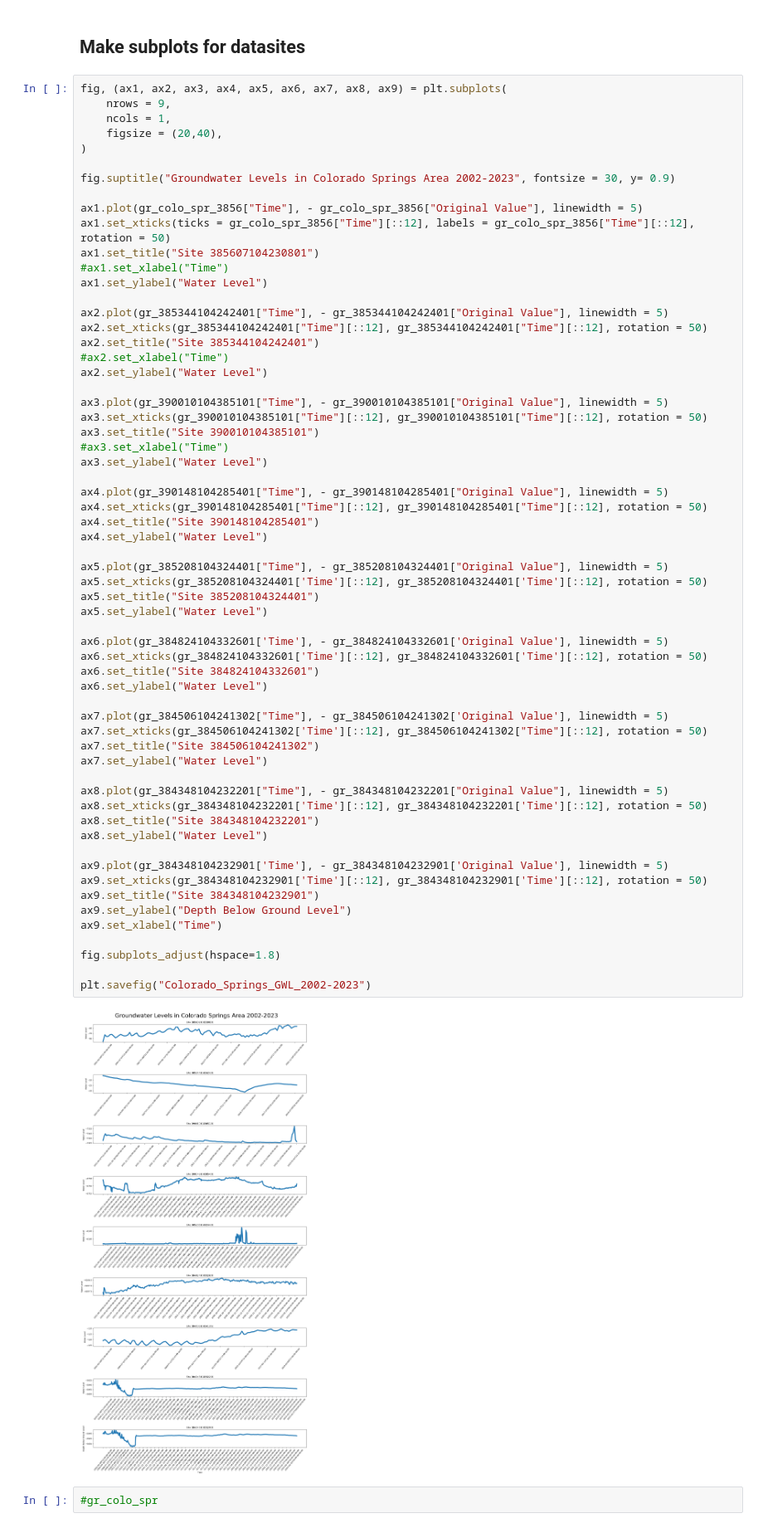
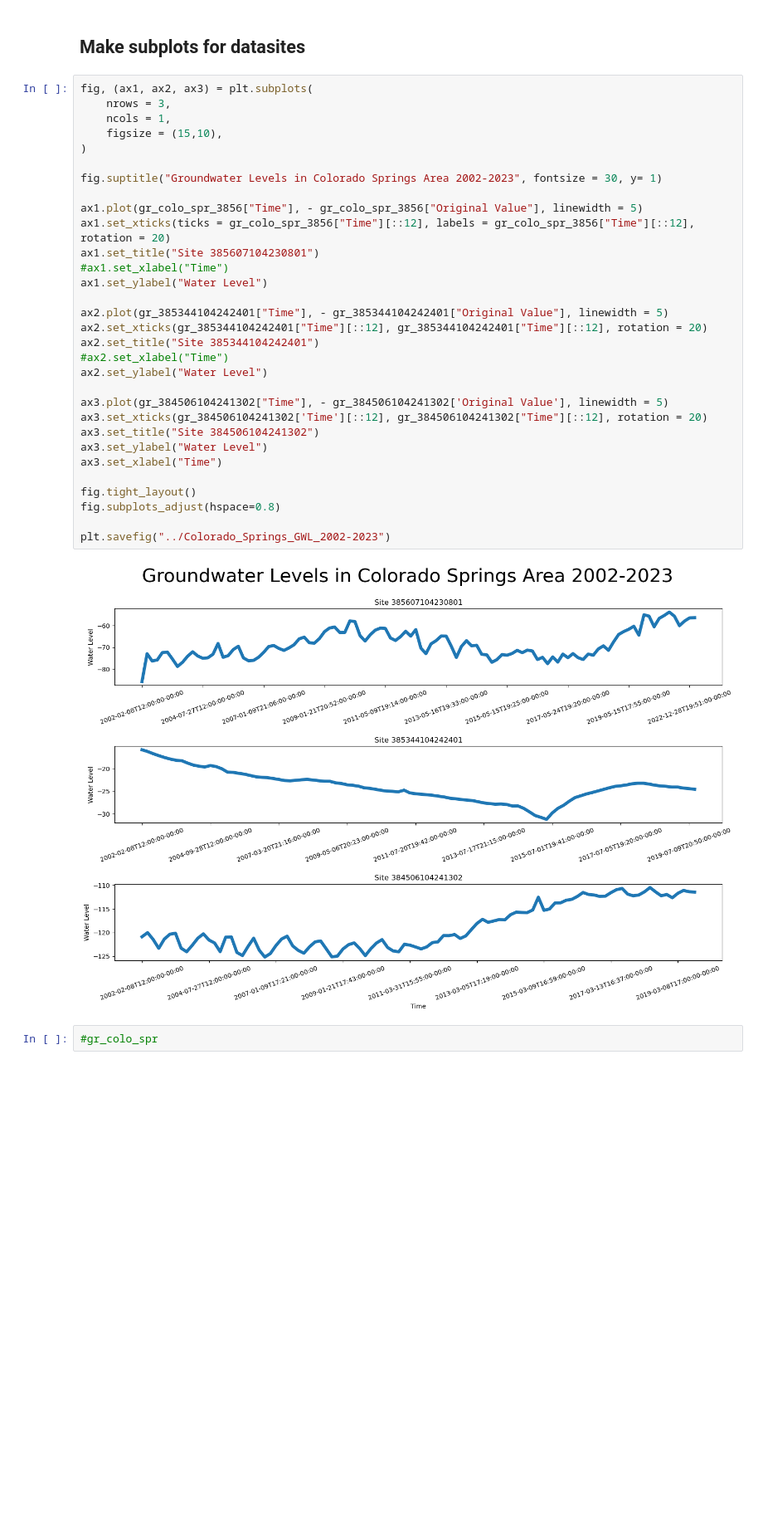
Before and after one commit to AaronCJimeny/FP04-groundwater, a Jupyter notebook: dev_notebooks/Dev_Groundwater.ipynb, the cells around one changed output. Shown at 83% size. Drawn from its saved outputs; the diff is of its cells as text; blank space fills up the shorter version.

Commit message:
add dev and figure

```diff
--- a/dev_notebooks/Dev_Groundwater.ipynb
+++ b/dev_notebooks/Dev_Groundwater.ipynb
@@ -69,68 +50,38 @@ gr_384348104232901 = gr_colo_spr.loc[gr_colo_spr["SiteNo"] == 384348104232901]
 # %% [markdown]
 ## Make subplots for datasites
 # %%
-fig, (ax1, ax2, ax3, ax4, ax5, ax6, ax7, ax8, ax9) = plt.subplots(
-    nrows = 9,
+fig, (ax1, ax2, ax3) = plt.subplots(
+    nrows = 3,
     ncols = 1,
-    figsize = (20,40),
+    figsize = (15,10),
 )
 
-fig.suptitle("Groundwater Levels in Colorado Springs Area 2002-2023", fontsize = 30, y= 0.9)
+fig.suptitle("Groundwater Levels in Colorado Springs Area 2002-2023", fontsize = 30, y= 1)
 
 ax1.plot(gr_colo_spr_3856["Time"], - gr_colo_spr_3856["Original Value"], linewidth = 5)
-ax1.set_xticks(ticks = gr_colo_spr_3856["Time"][::12], labels = gr_colo_spr_3856["Time"][::12], rotation = 50)
+ax1.set_xticks(ticks = gr_colo_spr_3856["Time"][::12], labels = gr_colo_spr_3856["Time"][::12], rotation = 20)
 ax1.set_title("Site 385607104230801")
 #ax1.set_xlabel("Time")
 ax1.set_ylabel("Water Level")
 
 ax2.plot(gr_385344104242401["Time"], - gr_385344104242401["Original Value"], linewidth = 5)
-ax2.set_xticks(gr_385344104242401["Time"][::12], gr_385344104242401["Time"][::12], rotation = 50)
+ax2.set_xticks(gr_385344104242401["Time"][::12], gr_385344104242401["Time"][::12], rotation = 20)
 ax2.set_title("Site 385344104242401")
 #ax2.set_xlabel("Time")
 ax2.set_ylabel("Water Level")
 
-ax3.plot(gr_390010104385101["Time"], - gr_390010104385101["Original Value"], linewidth = 5)
-ax3.set_xticks(gr_390010104385101["Time"][::12], gr_390010104385101["Time"][::12], rotation = 50)
-ax3.set_title("Site 390010104385101")
-#ax3.set_xlabel("Time")
+ax3.plot(gr_384506104241302["Time"], - gr_384506104241302['Original Value'], linewidth = 5)
+ax3.set_xticks(gr_384506104241302['Time'][::12], gr_384506104241302["Time"][::12], rotation = 20)
+ax3.set_title("Site 384506104241302")
 ax3.set_ylabel("Water Level")
+ax3.set_xlabel("Time")
 
-ax4.plot(gr_390148104285401["Time"], - gr_390148104285401["Original Value"], linewidth = 5)
-ax4.set_xticks(gr_390148104285401["Time"][::12], gr_390148104285401["Time"][::12], rotation = 50)
-ax4.set_title("Site 390148104285401")
-ax4.set_ylabel("Water Level")
+fig.tight_layout()
+fig.subplots_adjust(hspace=0.8)
 
-ax5.plot(gr_385208104324401["Time"], - gr_385208104324401["Original Value"], linewidth = 5)
-ax5.set_xticks(gr_385208104324401['Time'][::12], gr_385208104324401['Time'][::12], rotation = 50)
-ax5.set_title("Site 385208104324401")
-ax5.set_ylabel("Water Level")
-
-ax6.plot(gr_384824104332601['Time'], - gr_384824104332601['Original Value'], linewidth = 5)
-ax6.set_xticks(gr_384824104332601['Time'][::12], gr_384824104332601['Time'][::12], rotation = 50)
-ax6.set_title("Site 384824104332601")
-ax6.set_ylabel("Water Level")
-
-ax7.plot(gr_384506104241302["Time"], - gr_384506104241302['Original Value'], linewidth = 5)
-ax7.set_xticks(gr_384506104241302['Time'][::12], gr_384506104241302["Time"][::12], rotation = 50)
-ax7.set_title("Site 384506104241302")
-ax7.set_ylabel("Water Level")
-
-ax8.plot(gr_384348104232201["Time"], - gr_384348104232201["Original Value"], linewidth = 5)
-ax8.set_xticks(gr_384348104232201['Time'][::12], gr_384348104232201['Time'][::12], rotation = 50)
-ax8.set_title("Site 384348104232201")
-ax8.set_ylabel("Water Level")
-
-ax9.plot(gr_384348104232901['Time'], - gr_384348104232901['Original Value'], linewidth = 5)
-ax9.set_xticks(gr_384348104232901['Time'][::12], gr_384348104232901['Time'][::12], rotation = 50)
-ax9.set_title("Site 384348104232901")
-ax9.set_ylabel("Depth Below Ground Level")
-ax9.set_xlabel("Time")
-
-fig.subplots_adjust(hspace=1.8)
-
-plt.savefig("Colorado_Springs_GWL_2002-2023")
+plt.savefig("../Colorado_Springs_GWL_2002-2023")
 # %% [output]
-[figure, old version]
+[figure, new version]
 # %%
 #gr_colo_spr
 # %%
```
Also changed, not shown: parts of 28 cells of this notebook, 1 other file.
